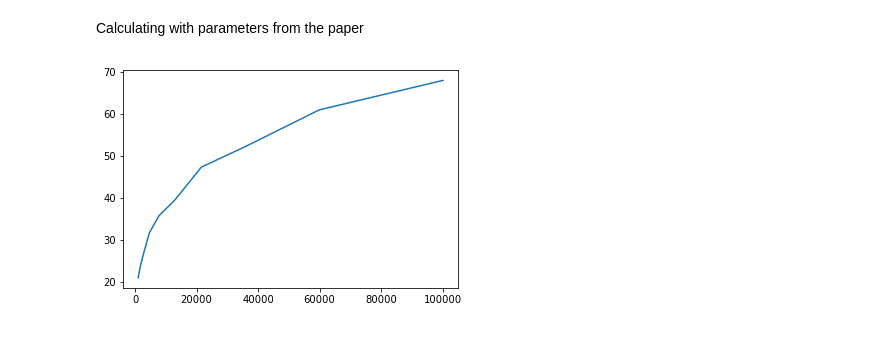
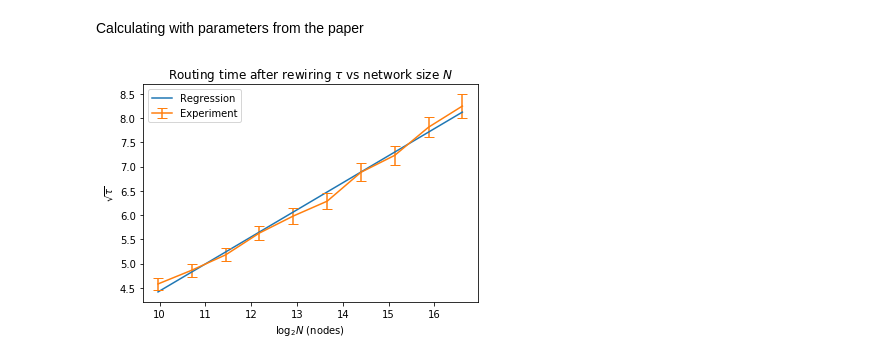
Before and after one commit to sergeivolodin/NavigableEvolution, a Jupyter notebook: Simulation.ipynb, the cells around one changed output. Saved outputs shown, nothing was run; the diff lists cells and outputs as text; code cells hidden in the pictures.

Commit message:
Add tau vs N plot

```diff
--- a/Simulation.ipynb
+++ b/Simulation.ipynb
@@ -218,10 +219,33 @@ repetitions = 500
 results = [estimate_tau_after_rewiring(N = int(N), p = p, repetitions = repetitions, rewirings = rewirings) for N in N_arr]
 # %%
 taus = np.array([x[1] for x in results])
-# %%
-plt.figure()
-plt.errorbar(N_arr, np.mean(taus, axis = 1), yerr = np.std(taus, axis = 1) / repetitions)
-plt.show()
-# %% [output]
-[figure, removed]
+# %%
+plt.figure()
+plt.title('Routing time after rewiring $\\tau$ vs network size $N$')
+plt.xlabel('$\\log_2 N$ (nodes)')
+plt.ylabel('$\\sqrt{\\tau}$')
+
+# x values -- log of size of the graph
+x = np.log2(N_arr)
+
+# y values -- sqrt of the routing time
+y = np.sqrt(np.mean(taus, axis = 1))
+
+# y error -- sqrt of 1 / n * var(tau_i)
+yerr = np.sqrt(np.std(taus, axis = 1) / repetitions)
+
+# linear regression y on x
+slope, intercept, r_value, p_value, std_err = linregress(x, y)
+
+# plotting regression
+plt.plot(x, slope * x + intercept, label = 'Regression')
+
+# plotting data
+plt.errorbar(x, y, yerr = yerr, capsize = 5, label = 'Experiment')
+
+# showing the plot
+plt.legend()
+plt.show()
+# %% [output]
+[figure, added]
 # %%
```
Also changed, not shown: parts of 2 cells of this notebook.
